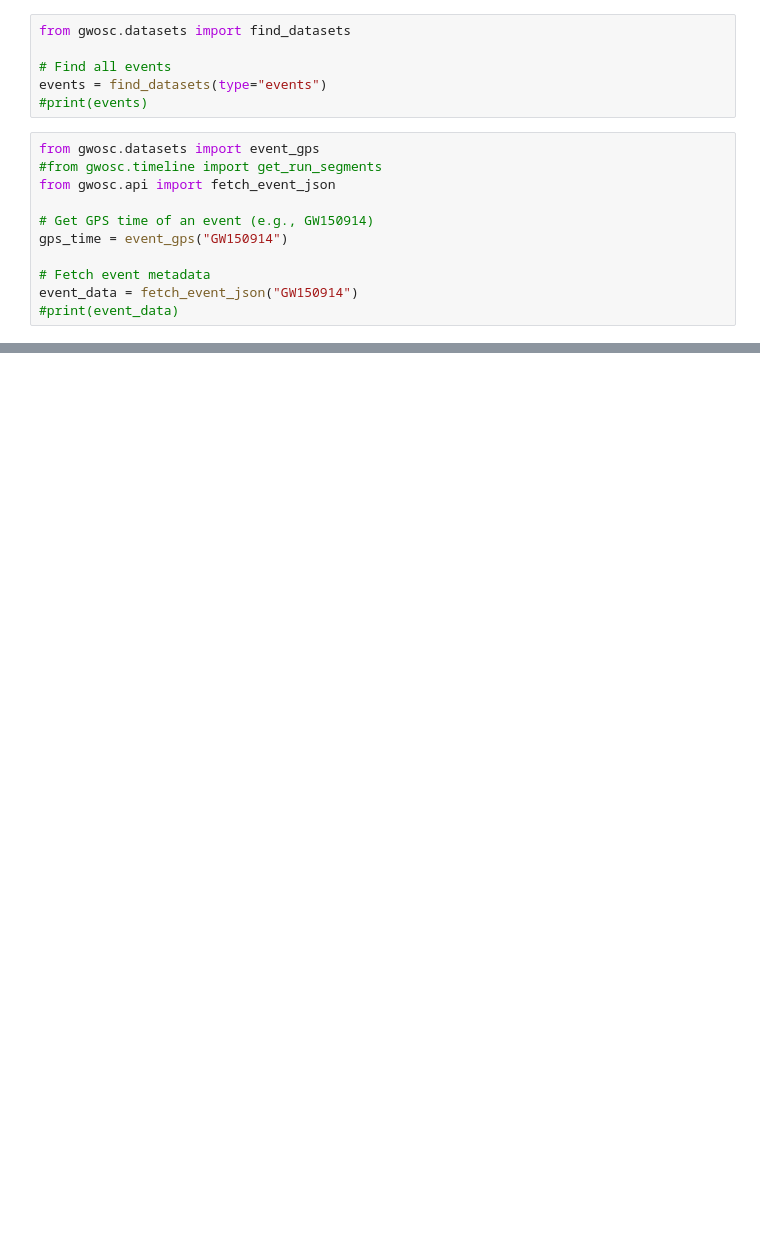
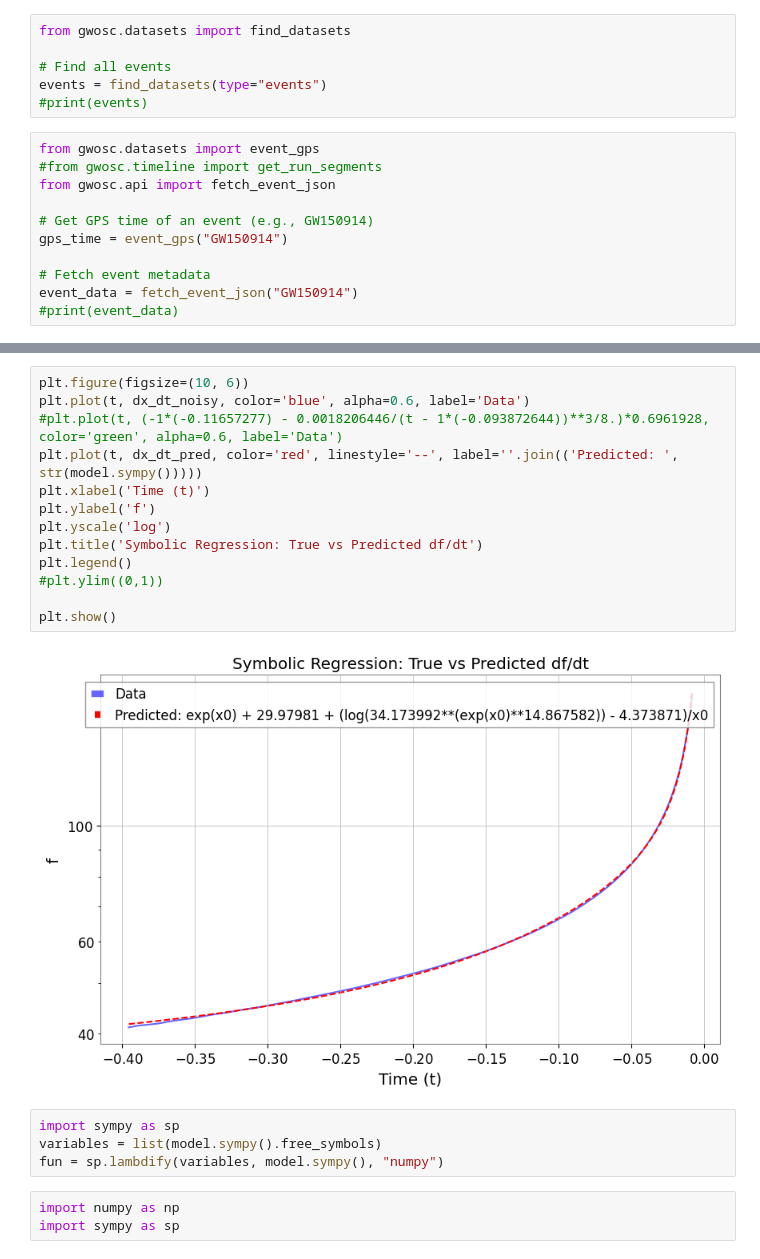
Before and after one commit to ratio999/LIZARD, a Jupyter notebook: Untitled.ipynb, the cells around one changed output, grey strips where cells are left out. Cells and saved outputs as stored; diff of their text form; blank space fills up the shorter version.

```diff
--- a/Untitled.ipynb
+++ b/Untitled.ipynb
@@ -280,0 +284,22 @@ x0*x0**sin(log(0.875479134791876*x0))
+# %%
+plt.figure(figsize=(10, 6))
+plt.plot(t, dx_dt_noisy, color='blue', alpha=0.6, label='Data')
+#plt.plot(t, (-1*(-0.11657277) - 0.0018206446/(t - 1*(-0.093872644))**3/8.)*0.6961928, color='green', alpha=0.6, label='Data')
+plt.plot(t, dx_dt_pred, color='red', linestyle='--', label=''.join(('Predicted: ', str(model.sympy()))))
+plt.xlabel('Time (t)')
+plt.ylabel('f')
+plt.yscale('log')
+plt.title('Symbolic Regression: True vs Predicted df/dt')
+plt.legend()
+#plt.ylim((0,1))
+
+plt.show()
+# %% [output]
+[figure, added]
+# %%
+import sympy as sp
+variables = list(model.sympy().free_symbols)
+fun = sp.lambdify(variables, model.sympy(), "numpy")
+# %%
+import numpy as np
+import sympy as sp
```
Also changed, not shown: parts of 26 cells of this notebook, 2 other files.
